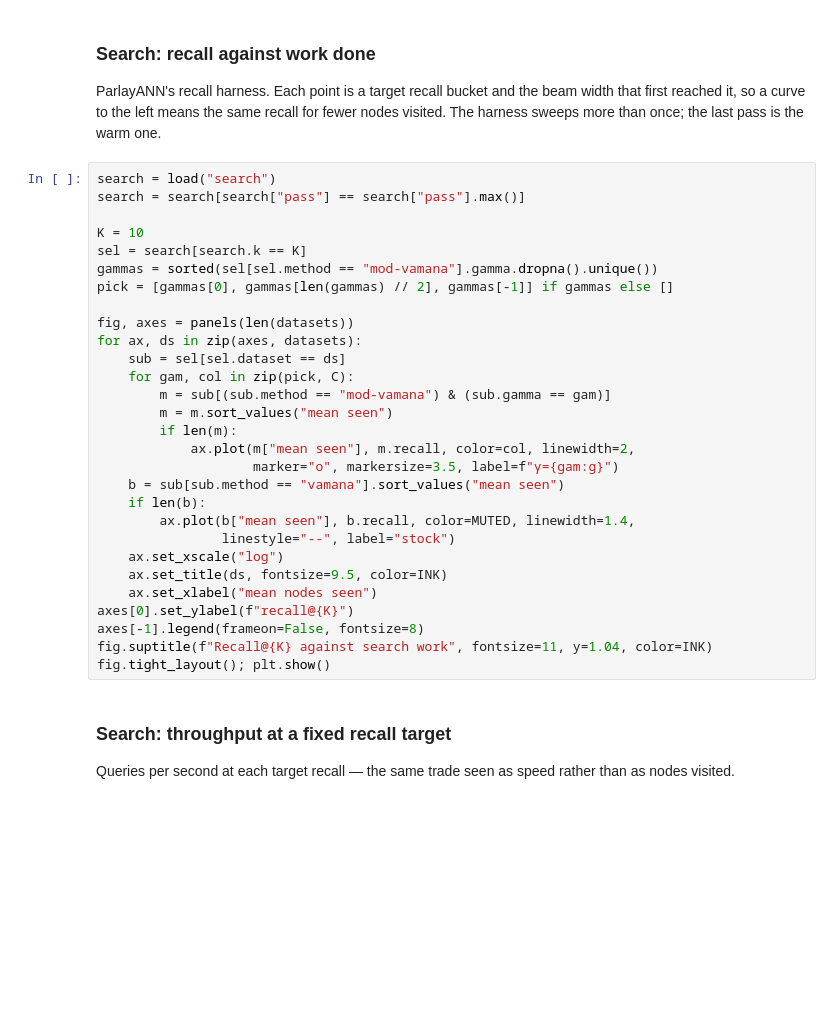
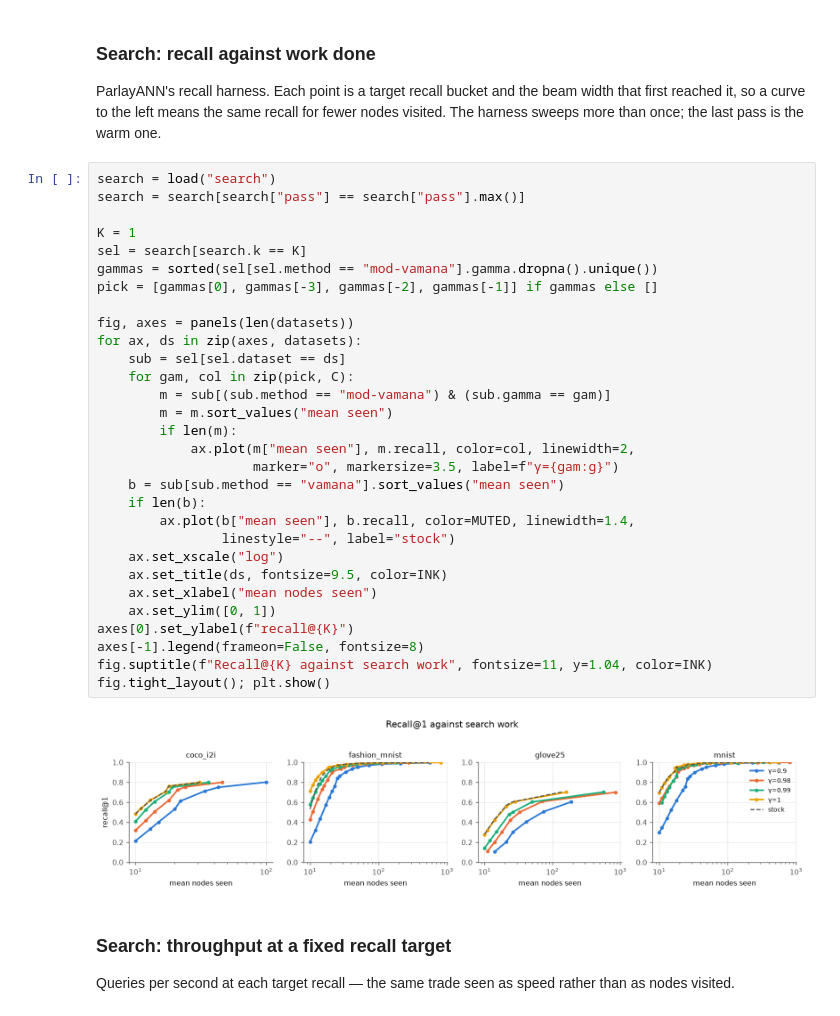
Before and after one commit to PratyushAvi/navigable-graphs, a Jupyter notebook: code/Vamana-Runs.ipynb, the cells around one changed output. Cells and saved outputs as stored; diff of their text form; blank space fills up the shorter version.

```diff
--- a/code/Vamana-Runs.ipynb
+++ b/code/Vamana-Runs.ipynb
@@ -600,32 +608,35 @@ one.
 # %%
 search = load("search")
 search = search[search["pass"] == search["pass"].max()]
 
-K = 10
+K = 1
 sel = search[search.k == K]
 gammas = sorted(sel[sel.method == "mod-vamana"].gamma.dropna().unique())
-pick = [gammas[0], gammas[len(gammas) // 2], gammas[-1]] if gammas else []
+pick = [gammas[0], gammas[-3], gammas[-2], gammas[-1]] if gammas else []
 
 fig, axes = panels(len(datasets))
 for ax, ds in zip(axes, datasets):
     sub = sel[sel.dataset == ds]
     for gam, col in zip(pick, C):
         m = sub[(sub.method == "mod-vamana") & (sub.gamma == gam)]
         m = m.sort_values("mean seen")
         if len(m):
             ax.plot(m["mean seen"], m.recall, color=col, linewidth=2,
                     marker="o", markersize=3.5, label=f"γ={gam:g}")
     b = sub[sub.method == "vamana"].sort_values("mean seen")
     if len(b):
         ax.plot(b["mean seen"], b.recall, color=MUTED, linewidth=1.4,
                 linestyle="--", label="stock")
     ax.set_xscale("log")
     ax.set_title(ds, fontsize=9.5, color=INK)
     ax.set_xlabel("mean nodes seen")
+    ax.set_ylim([0, 1])
 axes[0].set_ylabel(f"recall@{K}")
 axes[-1].legend(frameon=False, fontsize=8)
 fig.suptitle(f"Recall@{K} against search work", fontsize=11, y=1.04, color=INK)
 fig.tight_layout(); plt.show()
+# %% [output]
+[figure, added]
 # %% [markdown]
 ### Search: throughput at a fixed recall target
 
```
Also changed, not shown: parts of 8 cells of this notebook, 2 other files.
